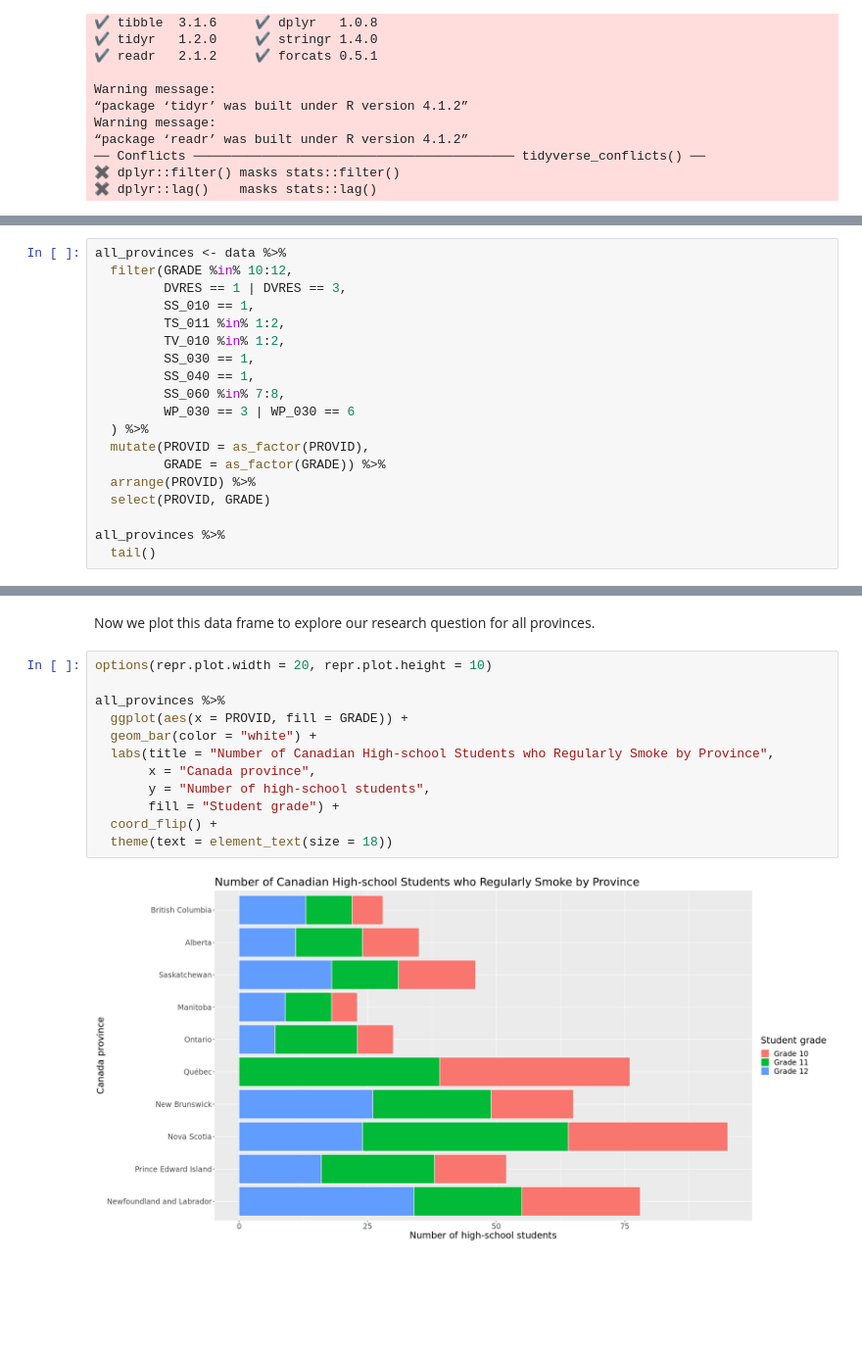
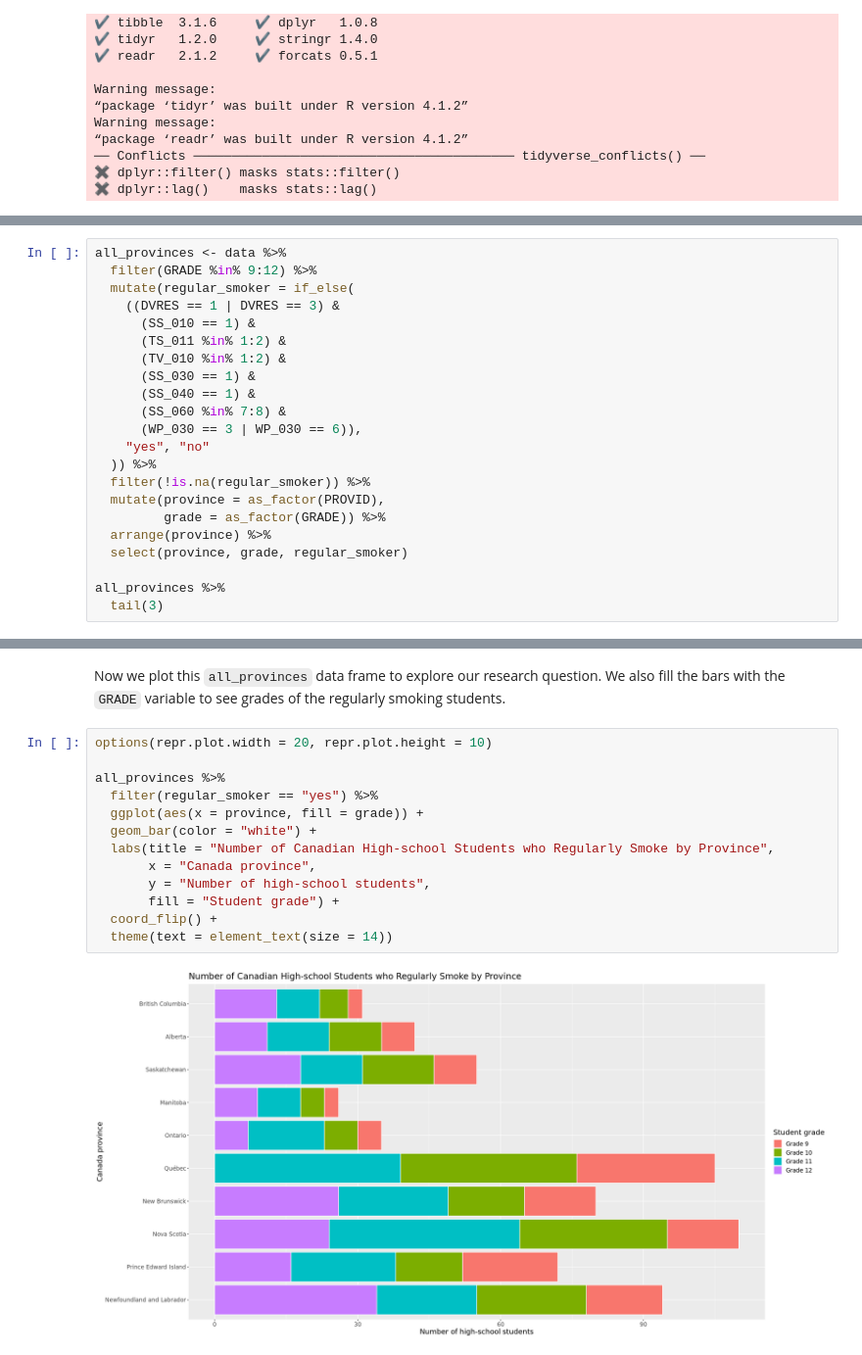
Before and after one commit to Ihor16/stat-201-project, a Jupyter notebook: Proposal.ipynb, the cells around one changed output, grey strips where cells are left out. Shown at 98% size. Saved outputs shown, nothing was run; the diff lists cells and outputs as text; blank space fills up the shorter version.

```diff
--- a/Proposal.ipynb
+++ b/Proposal.ipynb
@@ -44,20 +76,23 @@ Next, we can filter the data set so that it contains only the observations of hi
 # %%
 all_provinces <- data %>%
-  filter(GRADE %in% 10:12,
-         DVRES == 1 | DVRES == 3,
-         SS_010 == 1,
-         TS_011 %in% 1:2,
-         TV_010 %in% 1:2,
-         SS_030 == 1,
-         SS_040 == 1,
-         SS_060 %in% 7:8,
-         WP_030 == 3 | WP_030 == 6
-  ) %>%
-  mutate(PROVID = as_factor(PROVID),
-         GRADE = as_factor(GRADE)) %>%
-  arrange(PROVID) %>%
-  select(PROVID, GRADE)
+  filter(GRADE %in% 9:12) %>%
+  mutate(regular_smoker = if_else(
+    ((DVRES == 1 | DVRES == 3) &
+      (SS_010 == 1) &
+      (TS_011 %in% 1:2) &
+      (TV_010 %in% 1:2) &
+      (SS_030 == 1) &
+      (SS_040 == 1) &
+      (SS_060 %in% 7:8) &
+      (WP_030 == 3 | WP_030 == 6)),
+    "yes", "no"
+  )) %>%
+  filter(!is.na(regular_smoker)) %>%
+  mutate(province = as_factor(PROVID),
+         grade = as_factor(GRADE)) %>%
+  arrange(province) %>%
+  select(province, grade, regular_smoker)
 
 all_provinces %>%
-  tail()
+  tail(3)
 # %% [output]
@@ -73,17 +105,18 @@ A tibble: 6 × 2
 # %% [markdown]
-Now we plot this data frame to explore our research question for all provinces.
+Now we plot this `all_provinces` data frame to explore our research question. We also fill the bars with the `GRADE` variable to see grades of the regularly smoking students.
 # %%
 options(repr.plot.width = 20, repr.plot.height = 10)
 
 all_provinces %>%
-  ggplot(aes(x = PROVID, fill = GRADE)) +
+  filter(regular_smoker == "yes") %>%
+  ggplot(aes(x = province, fill = grade)) +
   geom_bar(color = "white") +
   labs(title = "Number of Canadian High-school Students who Regularly Smoke by Province",
        x = "Canada province",
        y = "Number of high-school students",
        fill = "Student grade") +
   coord_flip() +
-  theme(text = element_text(size = 18))
+  theme(text = element_text(size = 14))
 # %% [output]
-[figure, old version]
+[figure, new version]
 # %% [markdown]
```
Also changed, not shown: parts of 24 cells of this notebook.
